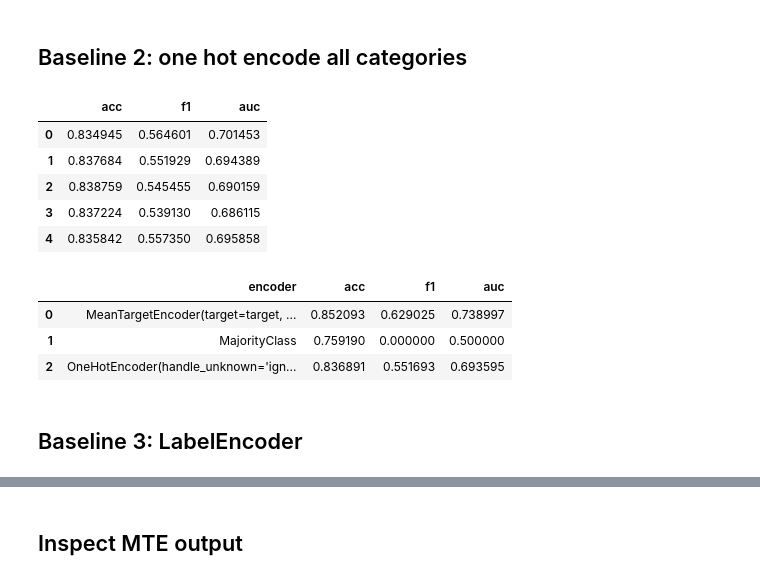
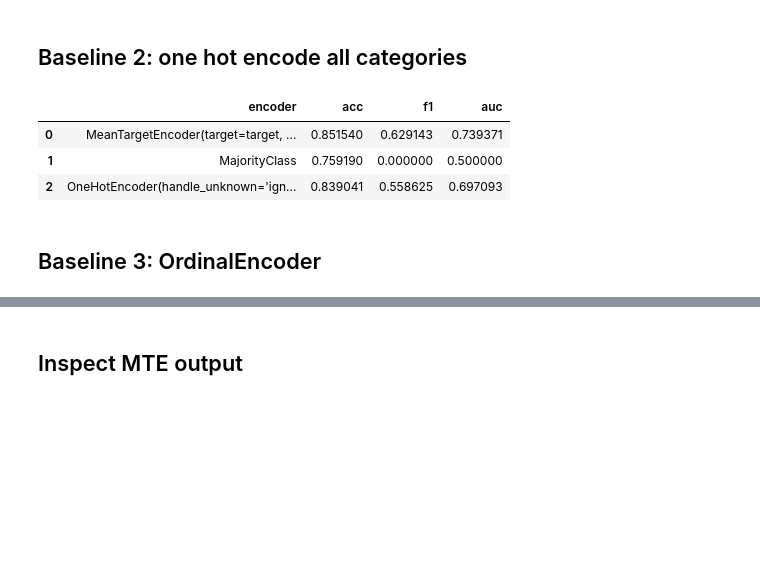
Before and after one commit to spayot/mte-plus, a Jupyter notebook: notebooks/modeling.ipynb, the cells around one changed output, grey strips where cells are left out. Drawn from its saved outputs; the diff is of its cells as text; code cells hidden in the pictures; blank space fills up the shorter version.

```diff
--- a/notebooks/modeling.ipynb
+++ b/notebooks/modeling.ipynb
@@ -76,5 +82,12 @@ fit_and_score = partial(train.fit_and_score,
 numericals = df.select_dtypes(np.number).columns.tolist()
 categoricals = df.select_dtypes('object').columns.tolist()
 categoricals.remove('income')
-print(numericals, categoricals, sep='\n')
+
+# select features to use in the model
+feature_selection = col.FeatureSelection(
+    categoricals=categoricals,
+    numericals=numericals,
+    target= 'target')
+
+print(feature_selection)
 # %% [output]
@@ -83,7 +95,2 @@ print(numericals, categoricals, sep='\n')
-# %%
-# select features to use in the model
-feature_selection = {'categoricals': categoricals,
-                     'numericals': numericals,
-                     'target': 'target'}
 # %% [markdown]
 ## Model Selection and Fitting
@@ -130,8 +119,8 @@ mte_config, pipe, mte_results = fit_encoder_and_report(encoder=mte_encoder,
 ### Baseline 1: Assign all predictions to majority class
 # %%
 # baseline: assign all predictions to majority class
-maj_results = pd.Series(reporting(df.target, np.zeros(len(df))))
-maj_config = train.Config(**feature_selection,
+maj_results = pd.Series(reporter.score(df.target, np.zeros(len(df))))
+maj_config = dict(features=str(feature_selection),
                          encoder='MajorityClass',
                          model='Nonę')
 
@@ -146,24 +135,24 @@ reporter.show()
 # %%
 # define fitting function
 ohe_encoder = OneHotEncoder(handle_unknown='ignore')
 
-ohe_config, _, ohe_results = fit_encoder_and_report(encoder=ohe_encoder,
-                                                       model=RandomForestClassifier(n_estimators=100, max_depth=5),
-                                                       reporter=reporter
-                                                      )
+pipe = col.CategoricalPipeline(features=feature_selection,
+                               model=RandomForestClassifier(n_estimators=100, max_depth=5),
+                               encoder=ohe_encoder)
+
+cv_score = col.cv_score(
+    pipeline=pipe,
+    data=df,
+    kf=kf,
+    reporter=reporter,
+)
 # %% [output]
-|  | acc | f1 | auc |
-| 0 | 0.834945 | 0.564601 | 0.701453 |
-| 1 | 0.837684 | 0.551929 | 0.694389 |
-| 2 | 0.838759 | 0.545455 | 0.690159 |
-| 3 | 0.837224 | 0.539130 | 0.686115 |
-| 4 | 0.835842 | 0.557350 | 0.695858 |
+|  | encoder | acc | f1 | auc |
+| 0 | MeanTargetEncoder(target=target, ... | 0.851540 | 0.629143 | 0.739371 |
+| 1 | MajorityClass | 0.759190 | 0.000000 | 0.500000 |
+| 2 | OneHotEncoder(handle_unknown='ign... | 0.839041 | 0.558625 | 0.697093 |
-|  | encoder | acc | f1 | auc |
-| 0 | MeanTargetEncoder(target=target, ... | 0.852093 | 0.629025 | 0.738997 |
-| 1 | MajorityClass | 0.759190 | 0.000000 | 0.500000 |
-| 2 | OneHotEncoder(handle_unknown='ign... | 0.836891 | 0.551693 | 0.693595 |
 # %% [markdown]
-## Baseline 3: LabelEncoder
+## Baseline 3: OrdinalEncoder
 # %%
 # define fitting function
 ord_encoder = OrdinalEncoder(handle_unknown='use_encoded_value', unknown_value=-1)
```
Also changed, not shown: parts of 16 cells of this notebook, 10 other files.
